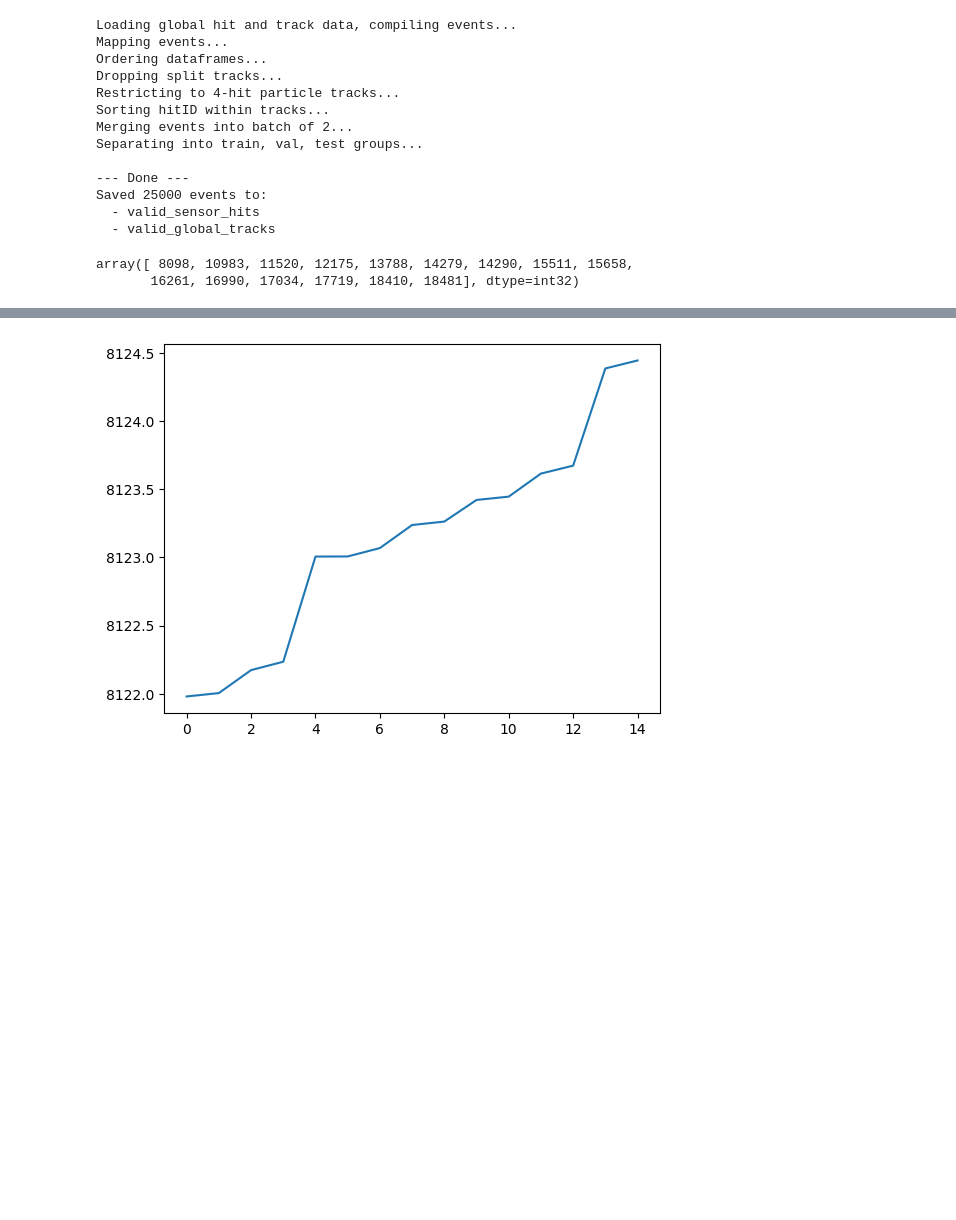
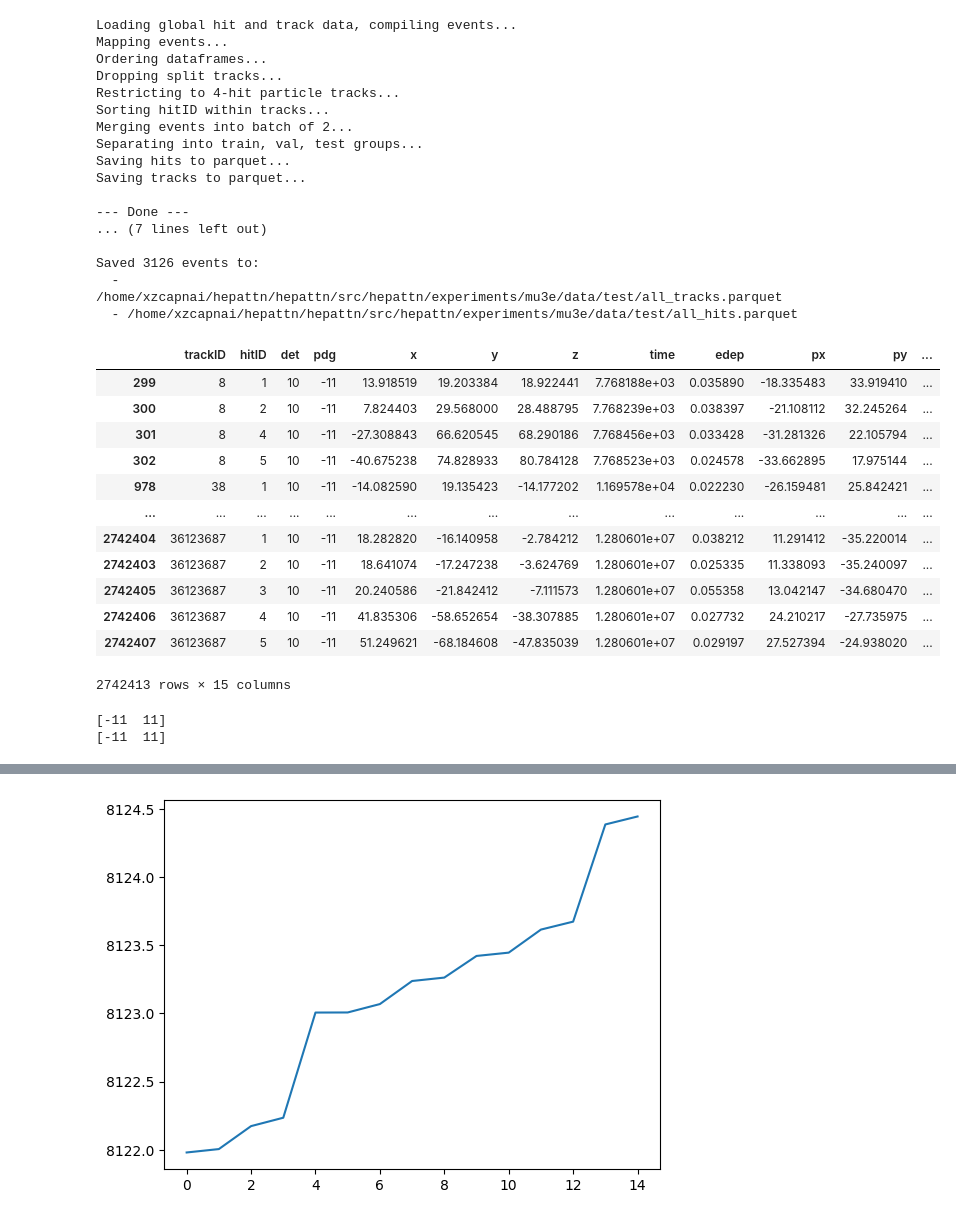
Before and after one commit to vsqdhruv/hepattn, a Jupyter notebook: src/hepattn/experiments/mu3e/final_preprocessing.ipynb, the cells around one changed output, grey strips where cells are left out. Saved outputs shown, nothing was run; the diff lists cells and outputs as text; code cells hidden in the pictures; blank space fills up the shorter version.

Commit message:
implemented PDG -> charge field

```diff
--- a/src/hepattn/experiments/mu3e/final_preprocessing.ipynb
+++ b/src/hepattn/experiments/mu3e/final_preprocessing.ipynb
@@ -13,13 +13,13 @@ parent = "/home/xzcapnai/hepattn/hepattn/src/hepattn/experiments/mu3e/data/conf1
 file_path = "/mu3e_sort_run0001000.root"
 in_dir = parent + file_path
 
-#train_dir = "/home/xzcapnai/hepattn/hepattn/src/hepattn/experiments/mu3e/data/train"
-#val_dir = "/home/xzcapnai/hepattn/hepattn/src/hepattn/experiments/mu3e/data/val"
-#test_dir = "/home/xzcapnai/hepattn/hepattn/src/hepattn/experiments/mu3e/data/test"
+train_dir = "/home/xzcapnai/hepattn/hepattn/src/hepattn/experiments/mu3e/data/train"
+val_dir = "/home/xzcapnai/hepattn/hepattn/src/hepattn/experiments/mu3e/data/val"
+test_dir = "/home/xzcapnai/hepattn/hepattn/src/hepattn/experiments/mu3e/data/test"
 
-train_dir = "/home/xzcapnai/hepattn/hepattn/src/hepattn/experiments/mu3e/data/train_batch_size_1"
-val_dir = "/home/xzcapnai/hepattn/hepattn/src/hepattn/experiments/mu3e/data/val_batch_size_1"
-test_dir = "/home/xzcapnai/hepattn/hepattn/src/hepattn/experiments/mu3e/data/test_batch_size_1"
+#train_dir = "/home/xzcapnai/hepattn/hepattn/src/hepattn/experiments/mu3e/data/train_batch_size_1"
+#val_dir = "/home/xzcapnai/hepattn/hepattn/src/hepattn/experiments/mu3e/data/val_batch_size_1"
+#test_dir = "/home/xzcapnai/hepattn/hepattn/src/hepattn/experiments/mu3e/data/test_batch_size_1"
 # %%
 def is_valid_file(path):
     path = Path(path)
@@ -160,6 +160,10 @@ def root_to_parquet(
         valid_global_tracks["eventID"].unique()
     )
 
+    ### converting PDG to charge ###
+    valid_sensor_hits['charge'] = valid_sensor_hits['pdg'].map({11: -1, -11: 1}).fillna(0)
+    valid_global_tracks['charge'] = valid_global_tracks['pdg'].map({11: -1, -11: 1}).fillna(0)
+
     print('Separating into train, val, test groups...')
     total_events = valid_sensor_hits['eventID'].max()
     train_hits = valid_sensor_hits[valid_sensor_hits["eventID"] < int(0.75*total_events)]
@@ -204,7 +208,7 @@ def root_to_parquet(
 
     return global_track_df, global_hit_df, valid_sensor_hits, valid_global_tracks
 # %%
-global_tracks, global_hits, hits, particles = root_to_parquet(in_dir, train_dir, val_dir, test_dir, event_batch = 2, event_limit=None, save_to_parquet=False)
+global_tracks, global_hits, hits, particles = root_to_parquet(in_dir, train_dir, val_dir, test_dir, event_batch = 2, event_limit=None, save_to_parquet=True)
 # %% [output]
 Loading global hit and track data, compiling events...
 Mapping events...
@@ -214,13 +218,34 @@ Restricting to 4-hit particle tracks...
 Sorting hitID within tracks...
 Merging events into batch of 2...
 Separating into train, val, test groups...
+Saving hits to parquet...
+Saving tracks to parquet...
 
 --- Done ---
-Saved 25000 events to:
-  - valid_sensor_hits
-  - valid_global_tracks
+... (7 lines left out)
+
+Saved 3126 events to:
+  - /home/xzcapnai/hepattn/hepattn/src/hepattn/experiments/mu3e/data/test/all_tracks.parquet
+  - /home/xzcapnai/hepattn/hepattn/src/hepattn/experiments/mu3e/data/test/all_hits.parquet
-# %%
-hits[hits['eventID']==3]['trackID'].unique()
-# %% [output]
-array([ 8098, 10983, 11520, 12175, 13788, 14279, 14290, 15511, 15658,
-       16261, 16990, 17034, 17719, 18410, 18481], dtype=int32)
+# %%
+hits
+# %% [output]
+|  | trackID | hitID | det | pdg | x | y | z | time | edep | px | py | ... |
+| 299 | 8 | 1 | 10 | -11 | 13.918519 | 19.203384 | 18.922441 | 7.768188e+03 | 0.035890 | -18.335483 | 33.919410 | ... |
+| 300 | 8 | 2 | 10 | -11 | 7.824403 | 29.568000 | 28.488795 | 7.768239e+03 | 0.038397 | -21.108112 | 32.245264 | ... |
+| 301 | 8 | 4 | 10 | -11 | -27.308843 | 66.620545 | 68.290186 | 7.768456e+03 | 0.033428 | -31.281326 | 22.105794 | ... |
+| 302 | 8 | 5 | 10 | -11 | -40.675238 | 74.828933 | 80.784128 | 7.768523e+03 | 0.024578 | -33.662895 | 17.975144 | ... |
+| 978 | 38 | 1 | 10 | -11 | -14.082590 | 19.135423 | -14.177202 | 1.169578e+04 | 0.022230 | -26.159481 | 25.842421 | ... |
+| ... | ... | ... | ... | ... | ... | ... | ... | ... | ... | ... | ... | ... |
+| 2742404 | 36123687 | 1 | 10 | -11 | 18.282820 | -16.140958 | -2.784212 | 1.280601e+07 | 0.038212 | 11.291412 | -35.220014 | ... |
+| 2742403 | 36123687 | 2 | 10 | -11 | 18.641074 | -17.247238 | -3.624769 | 1.280601e+07 | 0.025335 | 11.338093 | -35.240097 | ... |
+| 2742405 | 36123687 | 3 | 10 | -11 | 20.240586 | -21.842412 | -7.111573 | 1.280601e+07 | 0.055358 | 13.042147 | -34.680470 | ... |
+| 2742406 | 36123687 | 4 | 10 | -11 | 41.835306 | -58.652654 | -38.307885 | 1.280601e+07 | 0.027732 | 24.210217 | -27.735975 | ... |
+| 2742407 | 36123687 | 5 | 10 | -11 | 51.249621 | -68.184608 | -47.835039 | 1.280601e+07 | 0.029197 | 27.527394 | -24.938020 | ... |
+2742413 rows × 15 columns
+# %%
+print(hits['pdg'].unique())
+print(particles['pdg'].unique())
+# %% [output]
+[-11  11]
+[-11  11]
```
Also changed, not shown: parts of 2 cells of this notebook.
